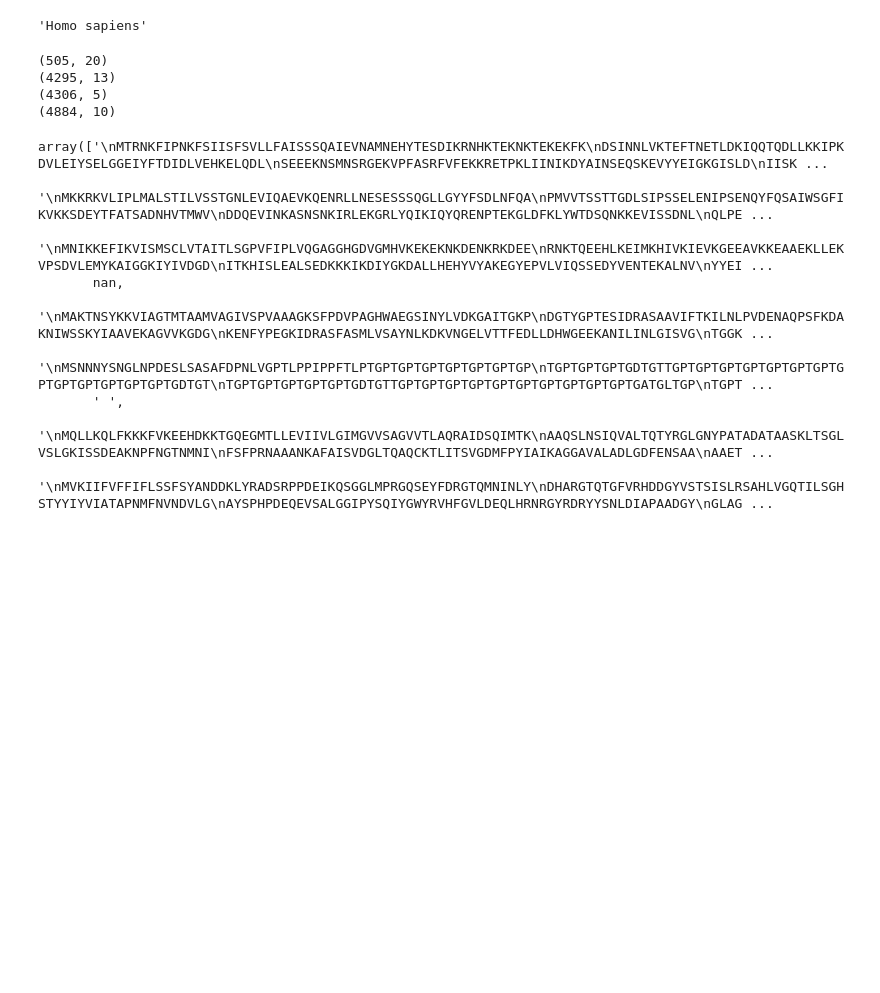
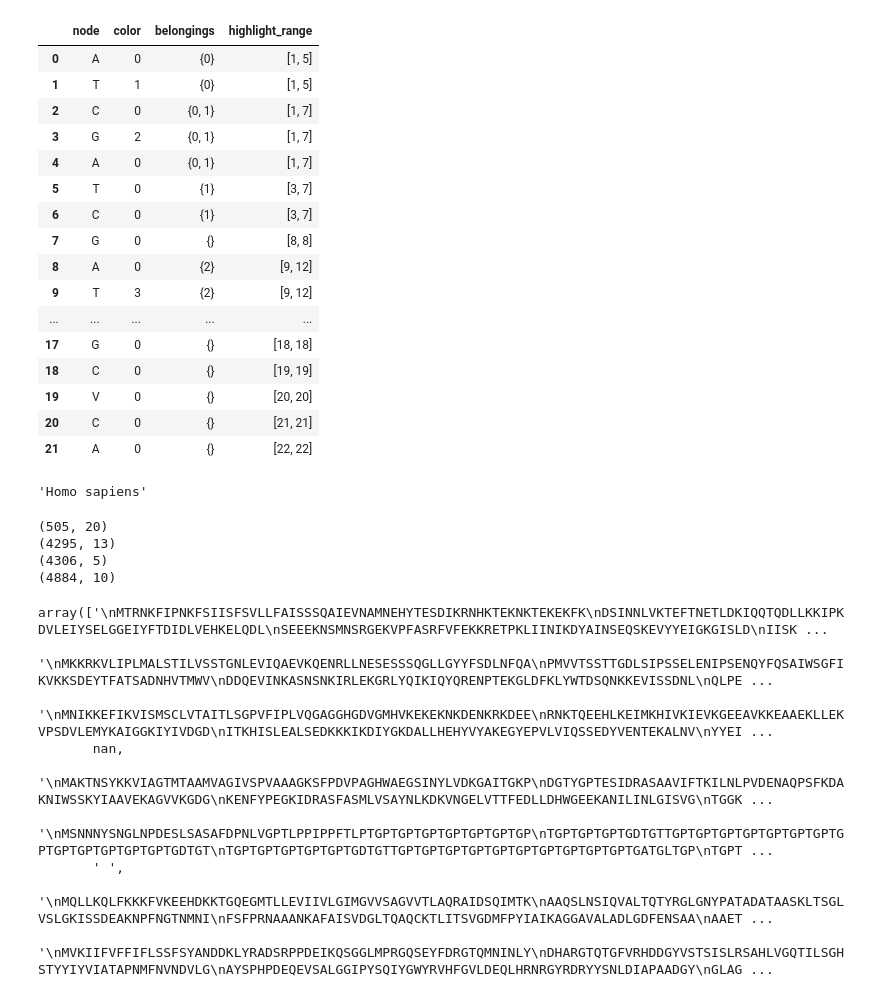
Before and after one commit to deepomicslab/mrnadesign_api, a Jupyter notebook: 00_test.ipynb, the cells around one changed output. Saved outputs shown, nothing was run; the diff lists cells and outputs as text; code cells hidden in the pictures; blank space fills up the shorter version.

```diff
--- a/00_test.ipynb
+++ b/00_test.ipynb
@@ -1,3 +1,86 @@
+# %%
+import pandas as pd
+
+# Sample updated data with new start and end values
+data = {
+    'Category': ['A', 'B', 'A', 'B', 'A'],
+    'last': ['aa1', 'bb1', 'aa2', 'bb2', 'cc'],
+    'Description': ['first', 'second', 'third', 'fourth', 'fifth'],
+    'start': [1, 2, 3, 7, 9],  # 1-based index
+    'end': [5, 6, 7, 11, 12]     # 1-based index
+}
+
+# Given sequence
+sequence = "ATCGATCGATACGATCTGCVCA"
+
+# Create a DataFrame
+df = pd.DataFrame(data)
+
+# Identify the grouping key
+grouping_key = 'Category'
+
+# Group by the identified key and convert to the desired format
+result = {
+    category: sorted(
+        [
+            {**{col: row[col] for col in df.columns if col != grouping_key},
+             'substring': sequence[row['start'] - 1: row['end']]}  # Extract substring
+            for index, row in group.iterrows()
+        ],
+        key=lambda x: (x['start'], x['end'])
+    )
+    for category, group in df.groupby(grouping_key)
+}
+
+# # Initialize a list for the node information
+
+ddf_list = {}
+for type in list(result.keys()):
+    ddf = pd.DataFrame()
+
+    color_info = [0] * len(sequence)
+    color_count = 1
+    belongings_info = [set() for i in range(len(sequence))]
+    highlight_info = [[i + 1, i + 1] for i in range(len(sequence))]
+
+    type_result = result.get(type, [])
+    for entry_idx, entry in enumerate(type_result): # 第几段，段 entry
+        start = entry['start'] # start is from 1, not 0
+        end = entry['end']
+        color_info[start] = color_count
+        for _i in range(start, end + 1):
+            i = _i - 1
+            belongings_info[i].add(entry_idx)
+            highlight_info[i][0] = min(highlight_info[i][0], start)
+            highlight_info[i][1] = max(highlight_info[i][1], end)
+        color_count += 1
+
+    ddf['node'] = [i for i in sequence]
+    ddf['color'] = color_info
+    ddf['belongings'] = belongings_info
+    ddf['highlight_range'] = highlight_info
+
+    ddf_list[type] = ddf
+
+ddf_list['A']
+# %% [output]
+|  | node | color | belongings | highlight_range |
+| 0 | A | 0 | {0} | [1, 5] |
+| 1 | T | 1 | {0} | [1, 5] |
+| 2 | C | 0 | {0, 1} | [1, 7] |
+| 3 | G | 2 | {0, 1} | [1, 7] |
+| 4 | A | 0 | {0, 1} | [1, 7] |
+| 5 | T | 0 | {1} | [3, 7] |
+| 6 | C | 0 | {1} | [3, 7] |
+| 7 | G | 0 | {} | [8, 8] |
+| 8 | A | 0 | {2} | [9, 12] |
+| 9 | T | 3 | {2} | [9, 12] |
+| ... | ... | ... | ... | ... |
+| 17 | G | 0 | {} | [18, 18] |
+| 18 | C | 0 | {} | [19, 19] |
+| 19 | V | 0 | {} | [20, 20] |
+| 20 | C | 0 | {} | [21, 21] |
+| 21 | A | 0 | {} | [22, 22] |
 # %%
 import argparse
 import configparser
```
Also changed, not shown: 3 other files.
